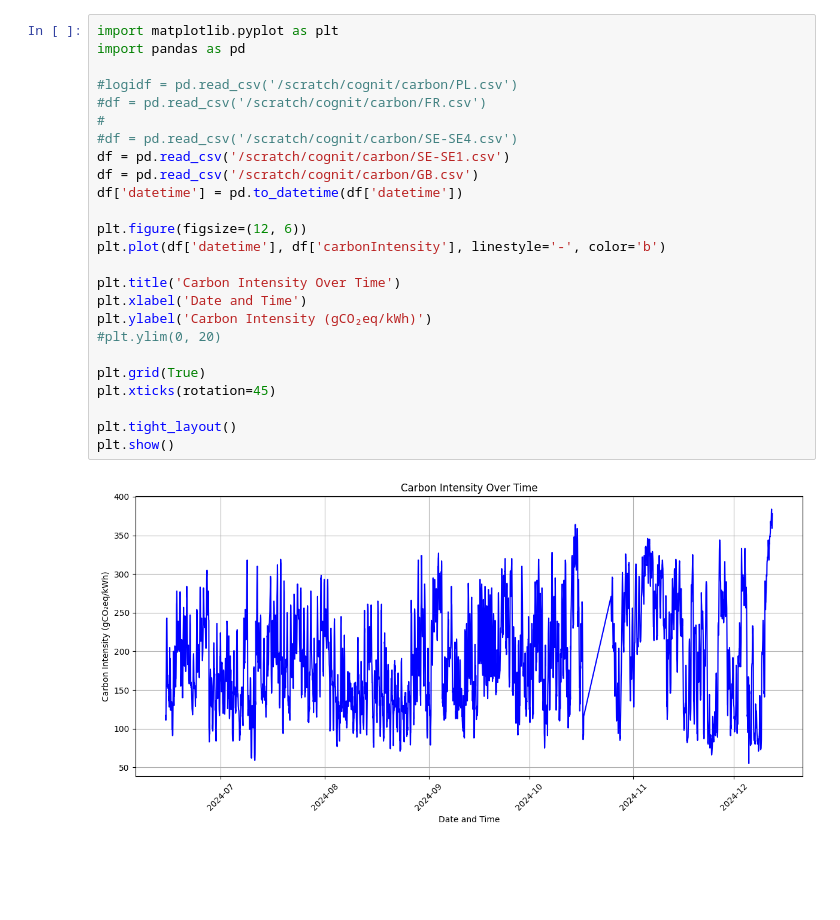
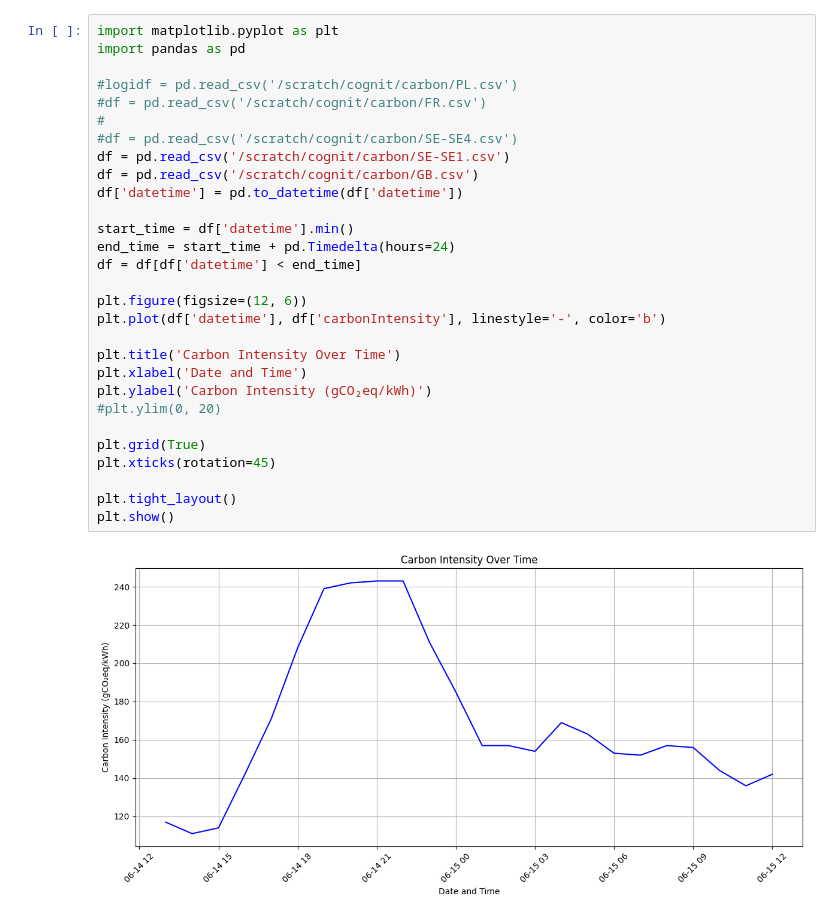
Before and after one commit to johankristianss/carbonsim, a Jupyter notebook: notebooks/PlotCarbonIntensity.ipynb, the cells around one changed output. Saved outputs shown, nothing was run; the diff lists cells and outputs as text; blank space fills up the shorter version.

```diff
--- a/notebooks/PlotCarbonIntensity.ipynb
+++ b/notebooks/PlotCarbonIntensity.ipynb
@@ -1,27 +1,31 @@
 # %%
 import matplotlib.pyplot as plt
 import pandas as pd
 
 #logidf = pd.read_csv('/scratch/cognit/carbon/PL.csv')
 #df = pd.read_csv('/scratch/cognit/carbon/FR.csv')
 #
 #df = pd.read_csv('/scratch/cognit/carbon/SE-SE4.csv')
 df = pd.read_csv('/scratch/cognit/carbon/SE-SE1.csv')
 df = pd.read_csv('/scratch/cognit/carbon/GB.csv')
 df['datetime'] = pd.to_datetime(df['datetime'])
+
+start_time = df['datetime'].min()
+end_time = start_time + pd.Timedelta(hours=24)
+df = df[df['datetime'] < end_time]
 
 plt.figure(figsize=(12, 6))
 plt.plot(df['datetime'], df['carbonIntensity'], linestyle='-', color='b')
 
 plt.title('Carbon Intensity Over Time')
 plt.xlabel('Date and Time')
 plt.ylabel('Carbon Intensity (gCO₂eq/kWh)')
 #plt.ylim(0, 20)
 
 plt.grid(True)
 plt.xticks(rotation=45)
 
 plt.tight_layout()
 plt.show()
 # %% [output]
-[figure, old version]
+[figure, new version]
```
Also changed, not shown: 17 other files.
